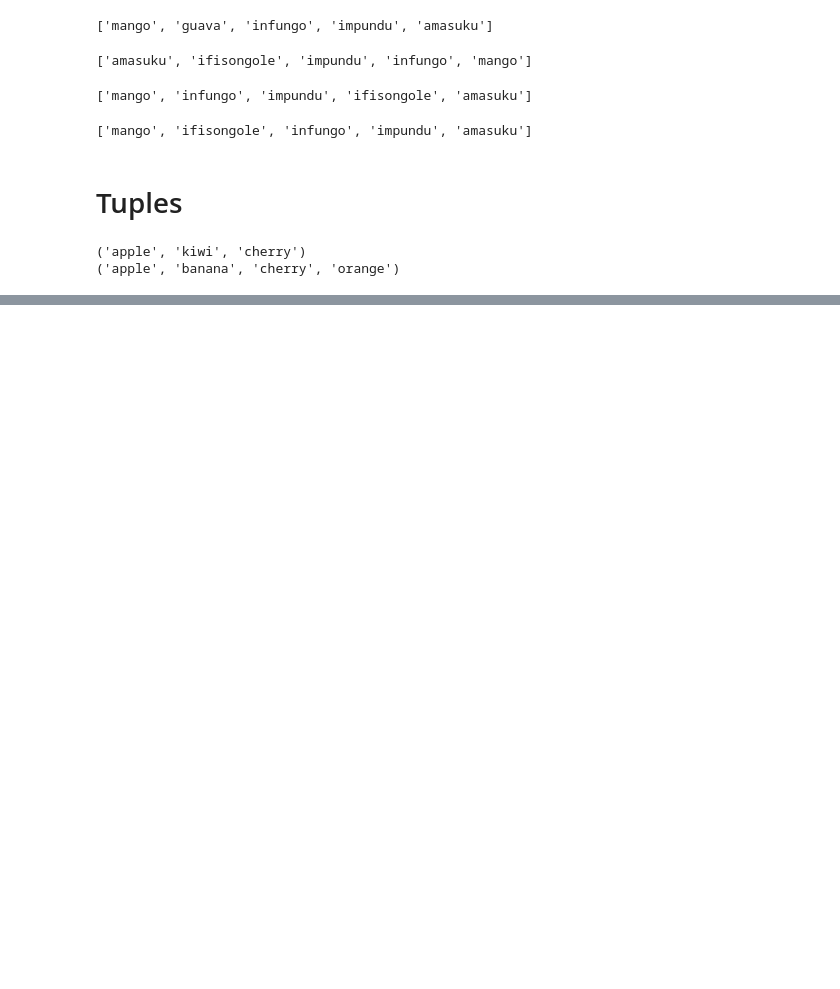
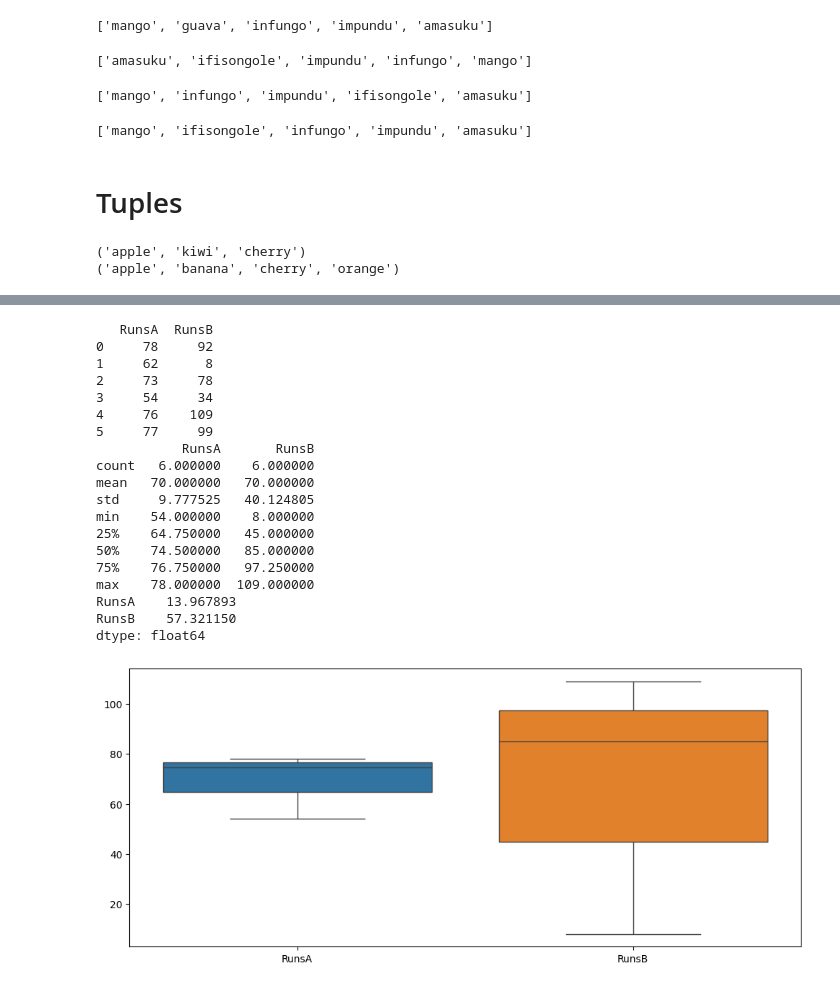
Before and after one commit to kochezz/EDA01_Pillar1e_PY, a Jupyter notebook: notebooks/01A_P1e_Revision_Notes.ipynb, the cells around one changed output, grey strips where cells are left out. Drawn from its saved outputs; the diff is of its cells as text; code cells hidden in the pictures; blank space fills up the shorter version.

```diff
--- a/notebooks/01A_P1e_Revision_Notes.ipynb
+++ b/notebooks/01A_P1e_Revision_Notes.ipynb
@@ -226,0 +300,46 @@ print(tuple1)
+# %%
+
+import pandas as pd
+import matplotlib.pyplot as plt
+import seaborn as sns
+
+BatsmanA = [78,62,73,54,76,77]
+BatsmanB = [92,8,78,34,109,99]
+
+df1 = pd.DataFrame(BatsmanA, columns = ["RunsA"])
+df2 = pd.DataFrame(BatsmanB, columns = ["RunsB"])
+
+df3 = pd.concat([df1, df2], axis=1)
+print(df3)
+
+print(df3.describe())
+
+plt.figure(figsize=(12, 5))
+sns.boxplot(data=df3)
+
+meanvalues = df3.mean()
+stdvalues = df3.std()
+
+CV_values = (stdvalues/meanvalues) * 100
+print(CV_values)
+# %% [output]
+   RunsA  RunsB
+0     78     92
+1     62      8
+2     73     78
+3     54     34
+4     76    109
+5     77     99
+           RunsA       RunsB
+count   6.000000    6.000000
+mean   70.000000   70.000000
+std     9.777525   40.124805
+min    54.000000    8.000000
+25%    64.750000   45.000000
+50%    74.500000   85.000000
+75%    76.750000   97.250000
+max    78.000000  109.000000
+RunsA    13.967893
+RunsB    57.321150
+dtype: float64
+[figure, added]
```
Also changed, not shown: parts of 2 cells of this notebook, 6 other files.
